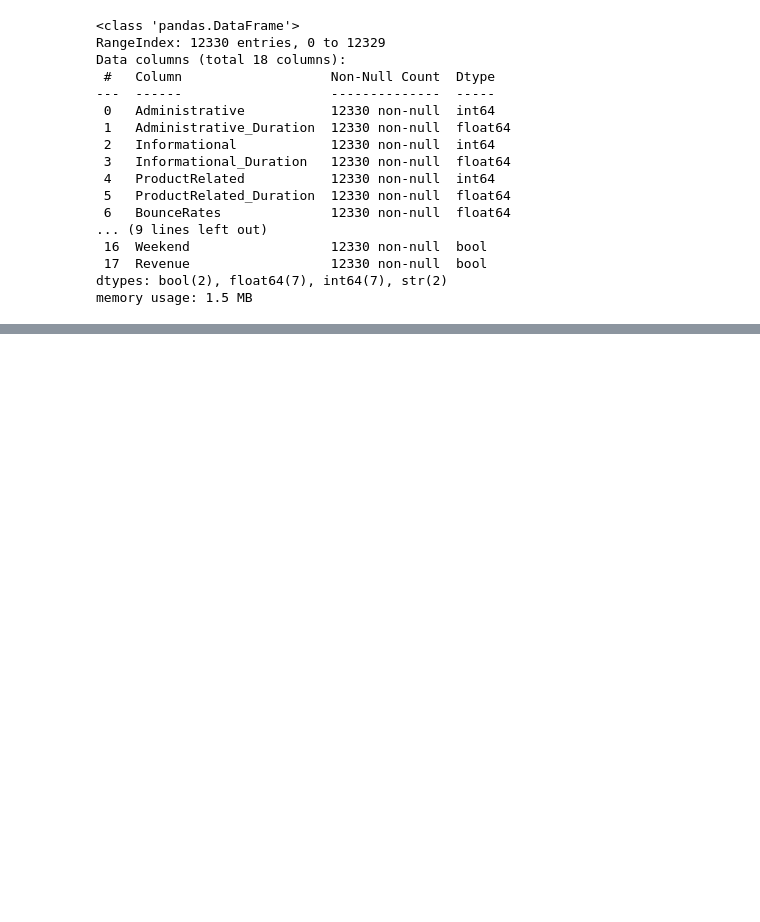
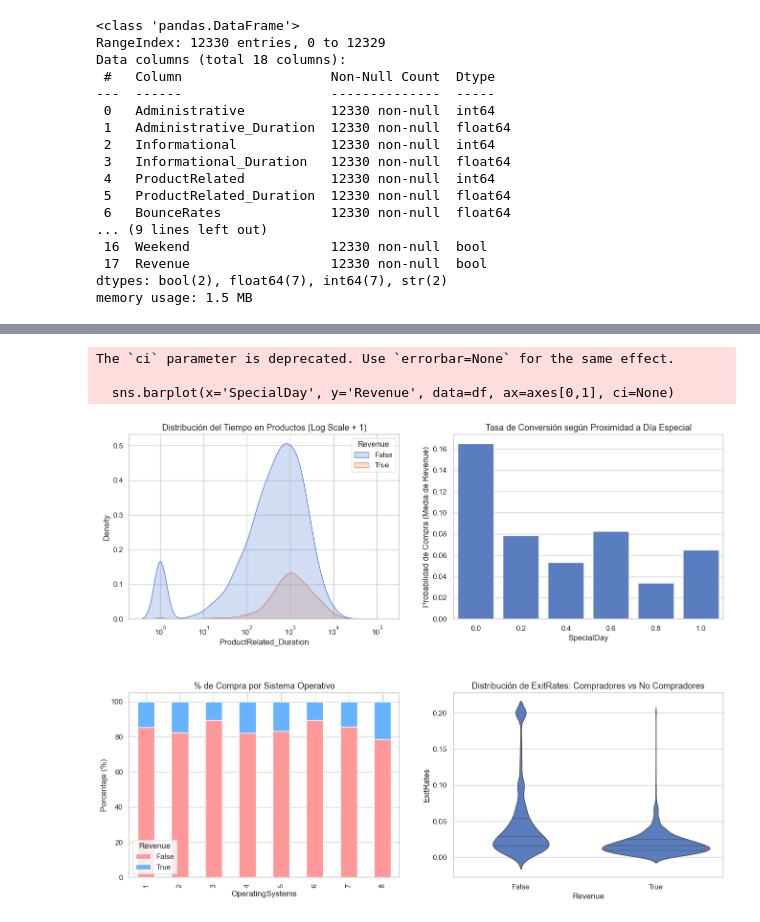
Before and after one commit to alvaroG-IA/proyecto-1-AIA-Marketing_Digital, a Jupyter notebook: analisis_dataset.ipynb, the cells around one changed output, grey strips where cells are left out. Drawn from its saved outputs; the diff is of its cells as text; code cells hidden in the pictures; blank space fills up the shorter version.

```diff
--- a/analisis_dataset.ipynb
+++ b/analisis_dataset.ipynb
@@ -32,0 +214,39 @@ memory usage: 1.5 MB
+# %%
+import pandas as pd
+import seaborn as sns
+import matplotlib.pyplot as plt
+
+# Creamos una figura con varios subplots para comparar
+fig, axes = plt.subplots(2, 2, figsize=(16, 12))
+plt.subplots_adjust(hspace=0.4)
+
+# --- 1. ¿Cuánto tiempo real pasan en productos? (KDE Plot) ---
+# Usamos escala logarítmica para ver mejor la distribución
+sns.kdeplot(data=df, x=df['ProductRelated_Duration'] + 1,
+            hue='Revenue', fill=True, ax=axes[0,0], log_scale=True)
+axes[0,0].set_title('Distribución del Tiempo en Productos (Log Scale + 1)', fontsize=13)
+
+# --- 2. ¿Cómo afecta la cercanía a un Día Especial? ---
+# Queremos ver si la gente compra más cuando falta poco para el evento (SpecialDay > 0)
+sns.barplot(x='SpecialDay', y='Revenue', data=df, ax=axes[0,1], ci=None)
+axes[0,1].set_title('Tasa de Conversión según Proximidad a Día Especial', fontsize=13)
+axes[0,1].set_ylabel('Probabilidad de Compra (Media de Revenue)')
+
+# --- 3. ¿Influye el sistema operativo en la decisión? ---
+# Normalizamos para ver el porcentaje de éxito dentro de cada OS
+os_revenue = pd.crosstab(df['OperatingSystems'], df['Revenue'], normalize='index') * 100
+os_revenue.plot(kind='bar', stacked=True, ax=axes[1,0], color=['#ff9999','#66b3ff'])
+axes[1,0].set_title('% de Compra por Sistema Operativo', fontsize=13)
+axes[1,0].set_ylabel('Porcentaje (%)')
+
+# --- 4. La diferencia en la Tasa de Salida (Violin Plot) ---
+# El violin plot muestra la distribución y la mediana a la vez
+sns.violinplot(x='Revenue', y='ExitRates', data=df, ax=axes[1,1], inner="quartile")
+axes[1,1].set_title('Distribución de ExitRates: Compradores vs No Compradores', fontsize=13)
+
+plt.show()
+# %% [output]
+The `ci` parameter is deprecated. Use `errorbar=None` for the same effect.
+
+  sns.barplot(x='SpecialDay', y='Revenue', data=df, ax=axes[0,1], ci=None)
+[figure, added]
```
Also changed, not shown: parts of 8 cells of this notebook.
